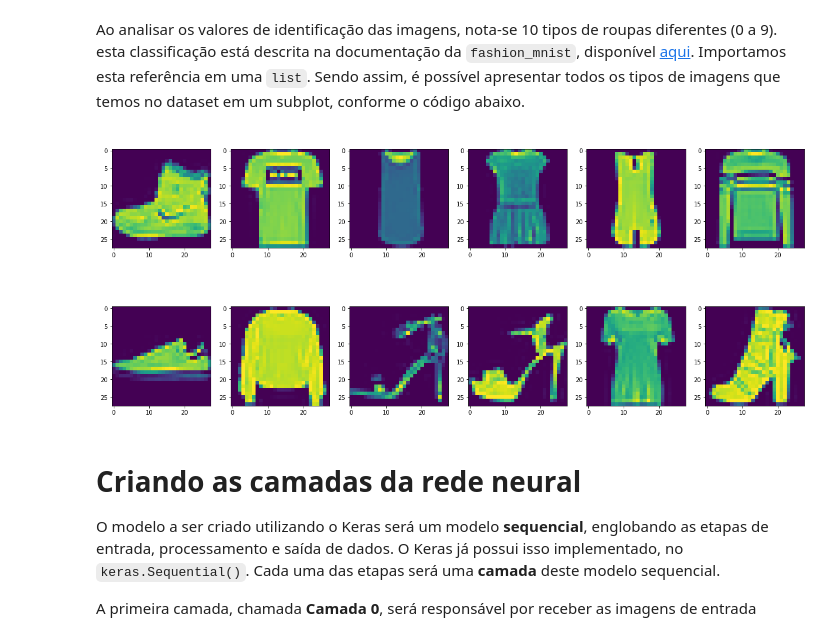
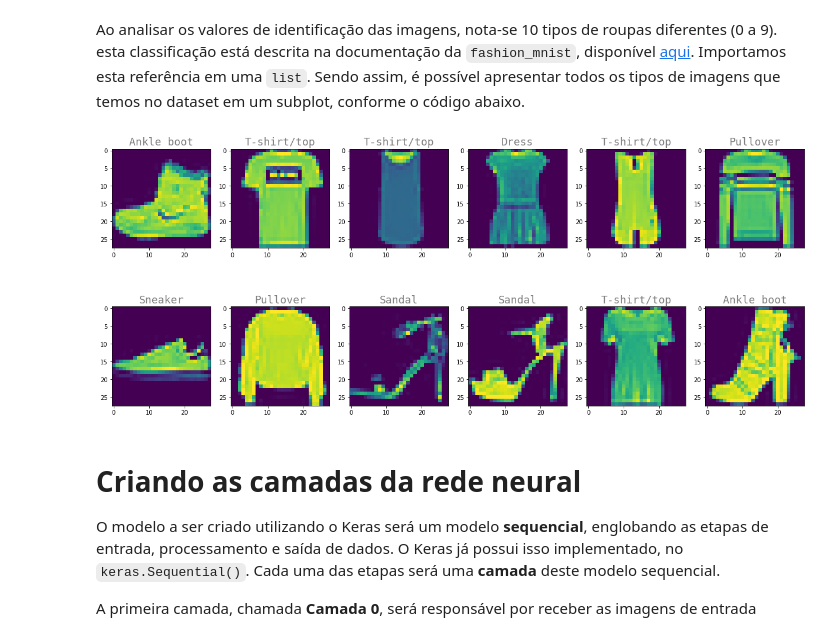
Before and after one commit to Lucasaor/DataScienceProjects, a Jupyter notebook: Deep_Learning_com_Keras.ipynb, the cells around one changed output. Drawn from its saved outputs; the diff is of its cells as text; code cells hidden in the pictures.

```diff
--- a/Deep_Learning_com_Keras.ipynb
+++ b/Deep_Learning_com_Keras.ipynb
@@ -63,24 +44,24 @@ Sendo assim, é possível apresentar todos os tipos de imagens que temos no data
 # %%
 #classificações do fashion_mnist
 nomes_de_classificoes = ['T-shirt/top','Trouser','Pullover','Dress','Coat','Sandal','Shirt','Sneaker','Bag','Ankle boot']
 
 #configurações do plt
 f, ax = plt.subplots(figsize=(21,9))
 
 font = {'family': 'monospace',
-        'color':  'white',
+        'color':  'gray',
         'weight': 'normal',
         'size': 18,
         }
 #iterações para construir o plot
 for imagem in range(12):
     plt.subplot(2,6,imagem+1)
     ax = plt.imshow(imagens_treino[imagem])
     plt.title(nomes_de_classificoes[identificacoes_treino[imagem]],fontdict=font)
 
 plt.show()
 # %% [output]
-[figure, old version]
+[figure, new version]
 # %% [markdown]
 # Criando as camadas da rede neural
 
```
Also changed, not shown: parts of 27 cells of this notebook.
